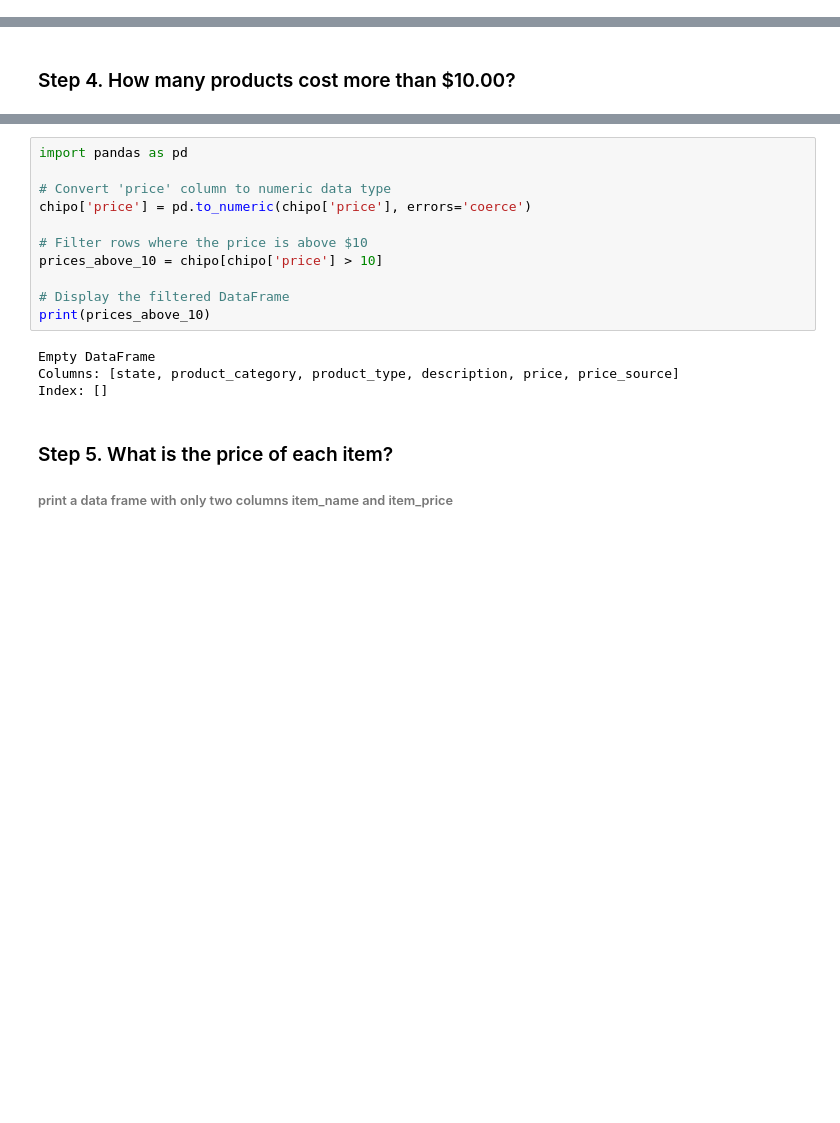
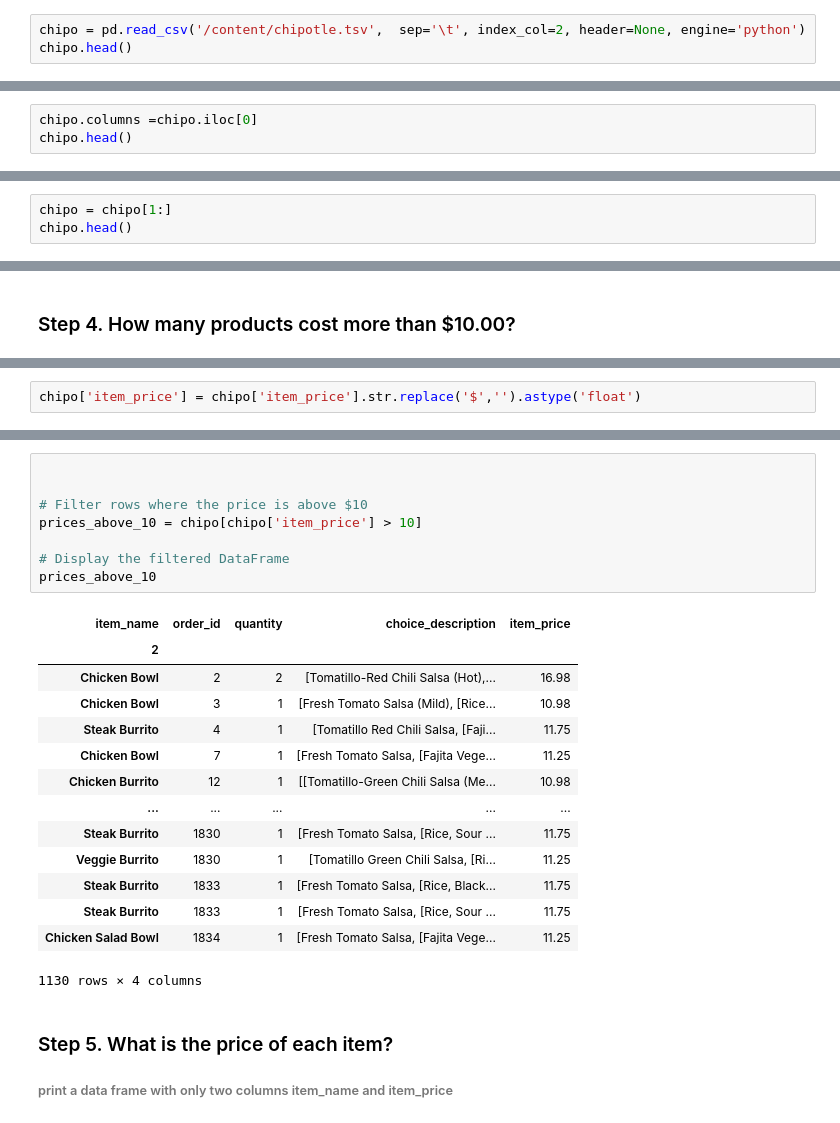
Before and after one commit to ericmuga253/Python-Data-, a Jupyter notebook: Exercises_(5).ipynb, the cells around one changed output, grey strips where cells are left out. Cells and saved outputs as stored; diff of their text form; blank space fills up the shorter version.

```diff
--- a/Exercises_(5).ipynb
+++ b/Exercises_(5).ipynb
@@ -22,0 +35,3 @@ chipo=pd.read_csv('/content/drive/MyDrive/commissary-prices-20240417.csv')
+# %%
+chipo = pd.read_csv('/content/chipotle.tsv',  sep='\t', index_col=2, header=None, engine='python')
+chipo.head()
@@ -22,0 +46,3 @@ chipo=pd.read_csv('/content/drive/MyDrive/commissary-prices-20240417.csv')
+# %%
+chipo.columns =chipo.iloc[0]
+chipo.head()
@@ -22,0 +57,3 @@ chipo=pd.read_csv('/content/drive/MyDrive/commissary-prices-20240417.csv')
+# %%
+chipo = chipo[1:]
+chipo.head()
@@ -24,0 +86,2 @@ chipo=pd.read_csv('/content/drive/MyDrive/commissary-prices-20240417.csv')
+# %%
+chipo['item_price'] = chipo['item_price'].str.replace('$','').astype('float')
@@ -25,18 +98,26 @@ chipo=pd.read_csv('/content/drive/MyDrive/commissary-prices-20240417.csv')
 # %%
-import pandas as pd
 
-# Convert 'price' column to numeric data type
-chipo['price'] = pd.to_numeric(chipo['price'], errors='coerce')
 
 # Filter rows where the price is above $10
-prices_above_10 = chipo[chipo['price'] > 10]
+prices_above_10 = chipo[chipo['item_price'] > 10]
 
 # Display the filtered DataFrame
-print(prices_above_10)
+prices_above_10
 # %% [output]
+| item_name | order_id | quantity | choice_description | item_price |
+| 2 |  |  |  |  |
+| Chicken Bowl | 2 | 2 | [Tomatillo-Red Chili Salsa (Hot),... | 16.98 |
+| Chicken Bowl | 3 | 1 | [Fresh Tomato Salsa (Mild), [Rice... | 10.98 |
+| Steak Burrito | 4 | 1 | [Tomatillo Red Chili Salsa, [Faji... | 11.75 |
+| Chicken Bowl | 7 | 1 | [Fresh Tomato Salsa, [Fajita Vege... | 11.25 |
+| Chicken Burrito | 12 | 1 | [[Tomatillo-Green Chili Salsa (Me... | 10.98 |
+| ... | ... | ... | ... | ... |
+| Steak Burrito | 1830 | 1 | [Fresh Tomato Salsa, [Rice, Sour ... | 11.75 |
+| Veggie Burrito | 1830 | 1 | [Tomatillo Green Chili Salsa, [Ri... | 11.25 |
+| Steak Burrito | 1833 | 1 | [Fresh Tomato Salsa, [Rice, Black... | 11.75 |
+| Steak Burrito | 1833 | 1 | [Fresh Tomato Salsa, [Rice, Sour ... | 11.75 |
+| Chicken Salad Bowl | 1834 | 1 | [Fresh Tomato Salsa, [Fajita Vege... | 11.25 |
-Empty DataFrame
-Columns: [state, product_category, product_type, description, price, price_source]
-Index: []
+1130 rows × 4 columns
 # %% [markdown]
 ### Step 5. What is the price of each item?
 ###### print a data frame with only two columns item_name and item_price
```
Also changed, not shown: parts of 12 cells of this notebook.
